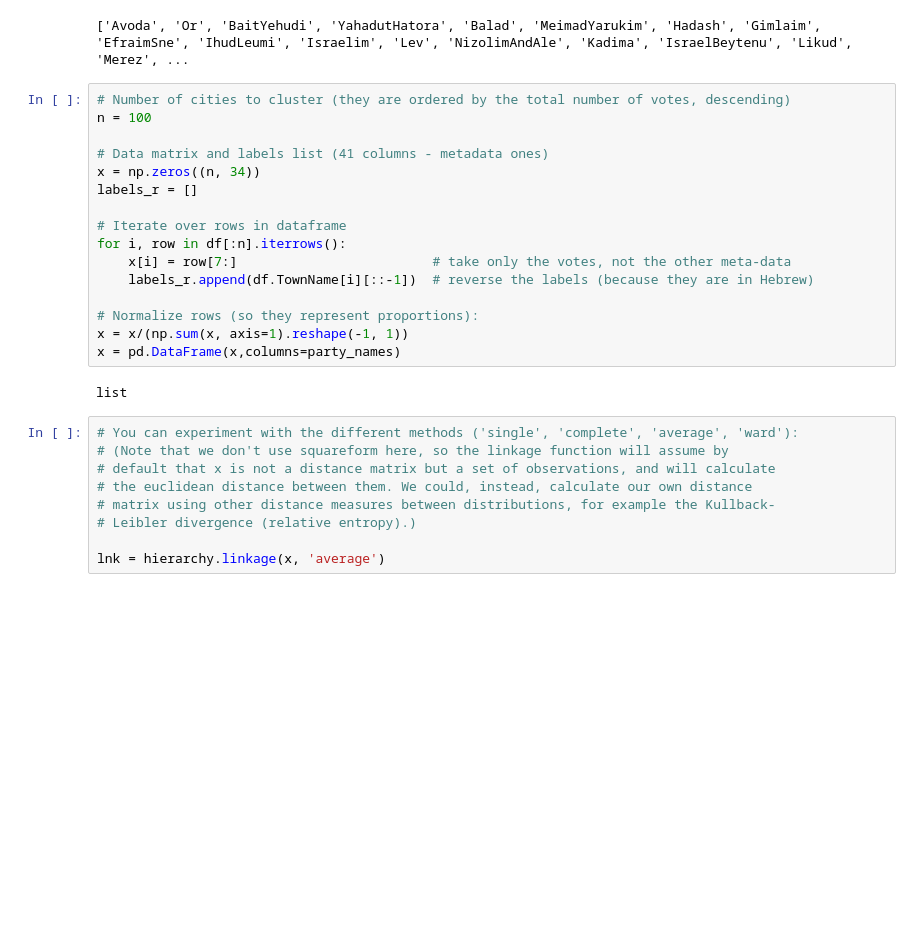
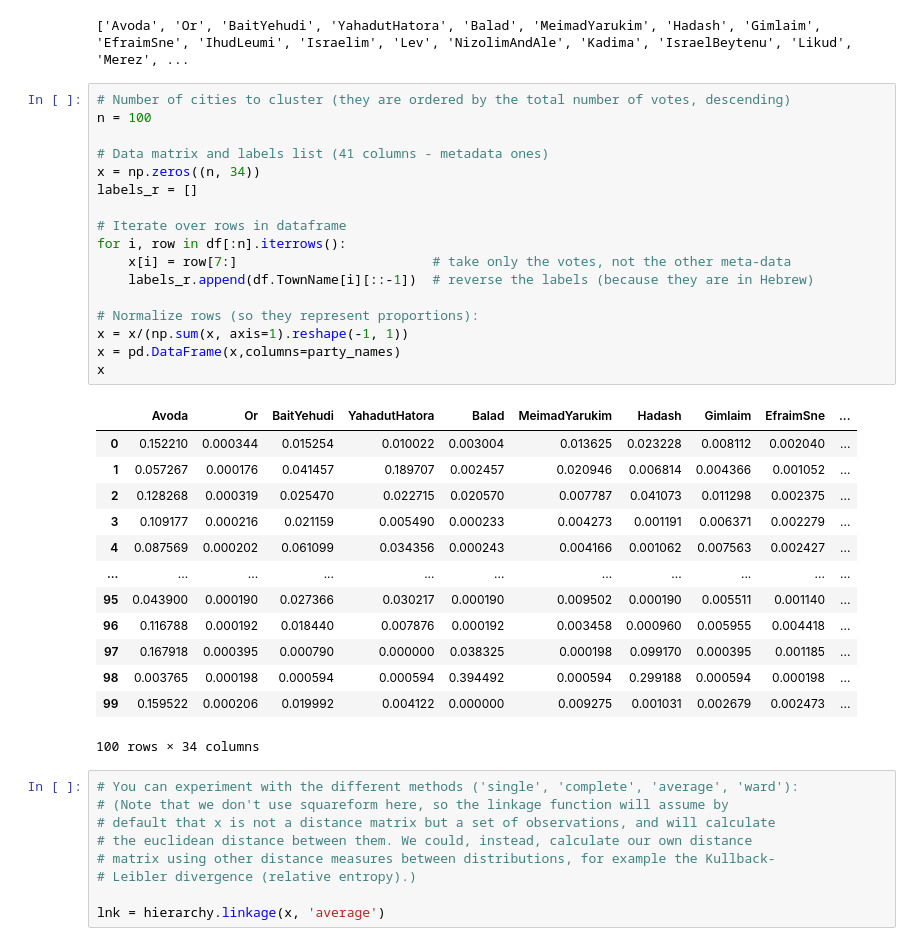
Before and after one commit to tryko/y_data_Itay_asaf_, a Jupyter notebook: Unsupervised_Learning/week_2/HW2 - hier and dbscan - ASAF.ipynb, the cells around one changed output. Cells and saved outputs as stored; diff of their text form; blank space fills up the shorter version.

```diff
--- a/Unsupervised_Learning/week_2/HW2 - hier and dbscan - ASAF.ipynb
+++ b/Unsupervised_Learning/week_2/HW2 - hier and dbscan - ASAF.ipynb
@@ -204,21 +204,34 @@ print(party_names)
 # %%
 # Number of cities to cluster (they are ordered by the total number of votes, descending)
 n = 100
 
 # Data matrix and labels list (41 columns - metadata ones)
 x = np.zeros((n, 34))
 labels_r = []
 
 # Iterate over rows in dataframe
 for i, row in df[:n].iterrows():
     x[i] = row[7:]                         # take only the votes, not the other meta-data
     labels_r.append(df.TownName[i][::-1])  # reverse the labels (because they are in Hebrew)
 
 # Normalize rows (so they represent proportions):
 x = x/(np.sum(x, axis=1).reshape(-1, 1))
 x = pd.DataFrame(x,columns=party_names)
+x
 # %% [output]
+|  | Avoda | Or | BaitYehudi | YahadutHatora | Balad | MeimadYarukim | Hadash | Gimlaim | EfraimSne | ... |
+| 0 | 0.152210 | 0.000344 | 0.015254 | 0.010022 | 0.003004 | 0.013625 | 0.023228 | 0.008112 | 0.002040 | ... |
+| 1 | 0.057267 | 0.000176 | 0.041457 | 0.189707 | 0.002457 | 0.020946 | 0.006814 | 0.004366 | 0.001052 | ... |
+| 2 | 0.128268 | 0.000319 | 0.025470 | 0.022715 | 0.020570 | 0.007787 | 0.041073 | 0.011298 | 0.002375 | ... |
+| 3 | 0.109177 | 0.000216 | 0.021159 | 0.005490 | 0.000233 | 0.004273 | 0.001191 | 0.006371 | 0.002279 | ... |
+| 4 | 0.087569 | 0.000202 | 0.061099 | 0.034356 | 0.000243 | 0.004166 | 0.001062 | 0.007563 | 0.002427 | ... |
+| ... | ... | ... | ... | ... | ... | ... | ... | ... | ... | ... |
+| 95 | 0.043900 | 0.000190 | 0.027366 | 0.030217 | 0.000190 | 0.009502 | 0.000190 | 0.005511 | 0.001140 | ... |
+| 96 | 0.116788 | 0.000192 | 0.018440 | 0.007876 | 0.000192 | 0.003458 | 0.000960 | 0.005955 | 0.004418 | ... |
+| 97 | 0.167918 | 0.000395 | 0.000790 | 0.000000 | 0.038325 | 0.000198 | 0.099170 | 0.000395 | 0.001185 | ... |
+| 98 | 0.003765 | 0.000198 | 0.000594 | 0.000594 | 0.394492 | 0.000594 | 0.299188 | 0.000594 | 0.000198 | ... |
+| 99 | 0.159522 | 0.000206 | 0.019992 | 0.004122 | 0.000000 | 0.009275 | 0.001031 | 0.002679 | 0.002473 | ... |
-list
+100 rows × 34 columns
 # %%
 # You can experiment with the different methods ('single', 'complete', 'average', 'ward'):
 # (Note that we don't use squareform here, so the linkage function will assume by
```
Also changed, not shown: parts of 5 cells of this notebook, 2 other files.
